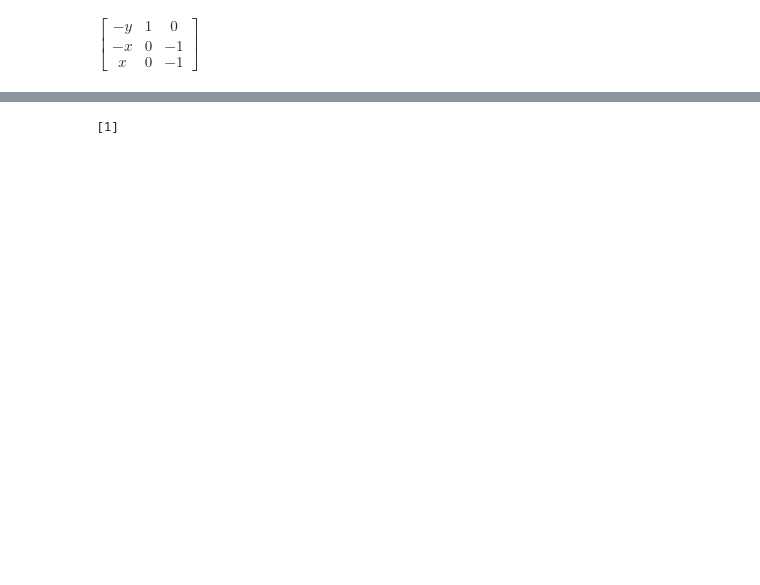
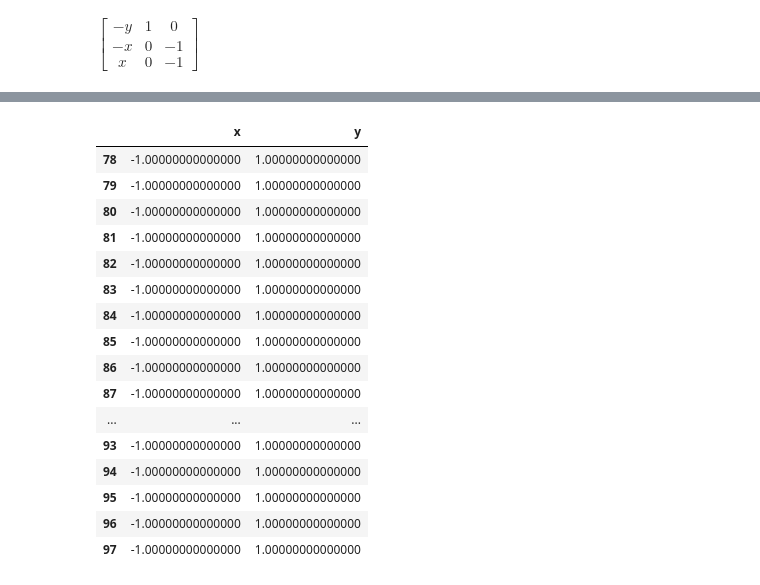
Before and after one commit to SujithChristopher/armbo_preliminary_work, a Jupyter notebook: simulation/sim_notebooks/flawed_linealg.ipynb, the cells around one changed output, grey strips where cells are left out. Saved outputs shown, nothing was run; the diff lists cells and outputs as text; code cells hidden in the pictures; blank space fills up the shorter version.

```diff
--- a/simulation/sim_notebooks/flawed_linealg.ipynb
+++ b/simulation/sim_notebooks/flawed_linealg.ipynb
@@ -103,22 +106,54 @@ $\displaystyle \left[\begin{matrix}v_{x} - w y\\- v_{y} - w x\\- v_{y} + w x\end
 x = Symbol('x')
 y = Symbol('y')
 
-w = 1
-vx = 1
-vy = 1
+w = 0
+vx = 0
+vy = 1.0
 
 u1 = 1
 u2 = 1
 u3 = 1
 
-mat = sp.Matrix([[-y, 1, 0], [-x, 0, -1], [x, 0, -1]])
-# vb = sp.Matrix([df["e_t_av"][500], df["e_rr_av"][500], df["e_rl_av"][500]]).reshape(3,1)
-vb = sp.Matrix([w, vx, vy]).reshape(3,1)
+mat = sp.Matrix([[-y, 1.0, 0.0], [-x, 0.0, -1.0], [x, 0.0, -1.0]])
 
-val = sp.Matrix(mat) * sp.Matrix(vb)
+wheel_placement = {"x":[], "y":[]}
+
+for i in range(len(df)):
+
+    vb = sp.Matrix([df["w"][i], df["vx"][i], df["vy"][i]]).reshape(3,1)
+    matmul = sp.Matrix(mat) * sp.Matrix(vb)
+
+    _y = sp.solvers.solvers.solve(matmul[0], y, simplify=False, rational=False)
+    _x1 = sp.solvers.solvers.solve(matmul[1], x, simplify=False, rational=False)
+    _x2 = sp.solvers.solvers.solve(matmul[2], x, simplify=False, rational=False)
+
+    if not (len(_y) == 0):
+        wheel_placement["y"].append(_y[0])
+
+    if not (len(_x1) == 0):
+        wheel_placement["x"].append(_x2[0])
 # %%
-sp.solvers.solvers.solve(val[0], y)
-sp.solvers.solvers.solve(val[1], x)
-sp.solvers.solvers.solve(val[2], x).to
+# sp.solvers.solvers.solve(val[0], y)
+# sp.solvers.solvers.solve(val[1], x)
+# sp.solvers.solvers.solve(val[2], x)
+
+wheel_placement = pd.DataFrame(wheel_placement)
+wheel_placement.tail(20)
 # %% [output]
-[1]
+|  | x | y |
+| 78 | -1.00000000000000 | 1.00000000000000 |
+| 79 | -1.00000000000000 | 1.00000000000000 |
+| 80 | -1.00000000000000 | 1.00000000000000 |
+| 81 | -1.00000000000000 | 1.00000000000000 |
+| 82 | -1.00000000000000 | 1.00000000000000 |
+| 83 | -1.00000000000000 | 1.00000000000000 |
+| 84 | -1.00000000000000 | 1.00000000000000 |
+| 85 | -1.00000000000000 | 1.00000000000000 |
+| 86 | -1.00000000000000 | 1.00000000000000 |
+| 87 | -1.00000000000000 | 1.00000000000000 |
+| ... | ... | ... |
+| 93 | -1.00000000000000 | 1.00000000000000 |
+| 94 | -1.00000000000000 | 1.00000000000000 |
+| 95 | -1.00000000000000 | 1.00000000000000 |
+| 96 | -1.00000000000000 | 1.00000000000000 |
+| 97 | -1.00000000000000 | 1.00000000000000 |
```
Also changed, not shown: parts of 10 cells of this notebook, 1 other file.
